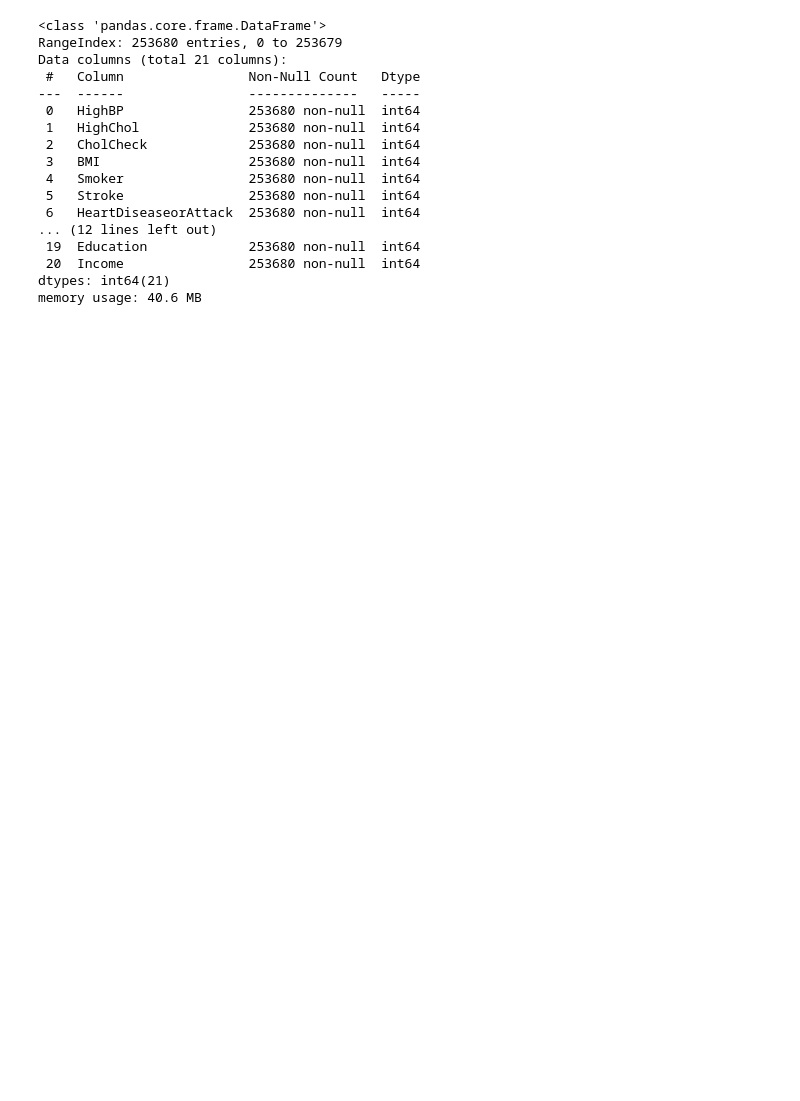
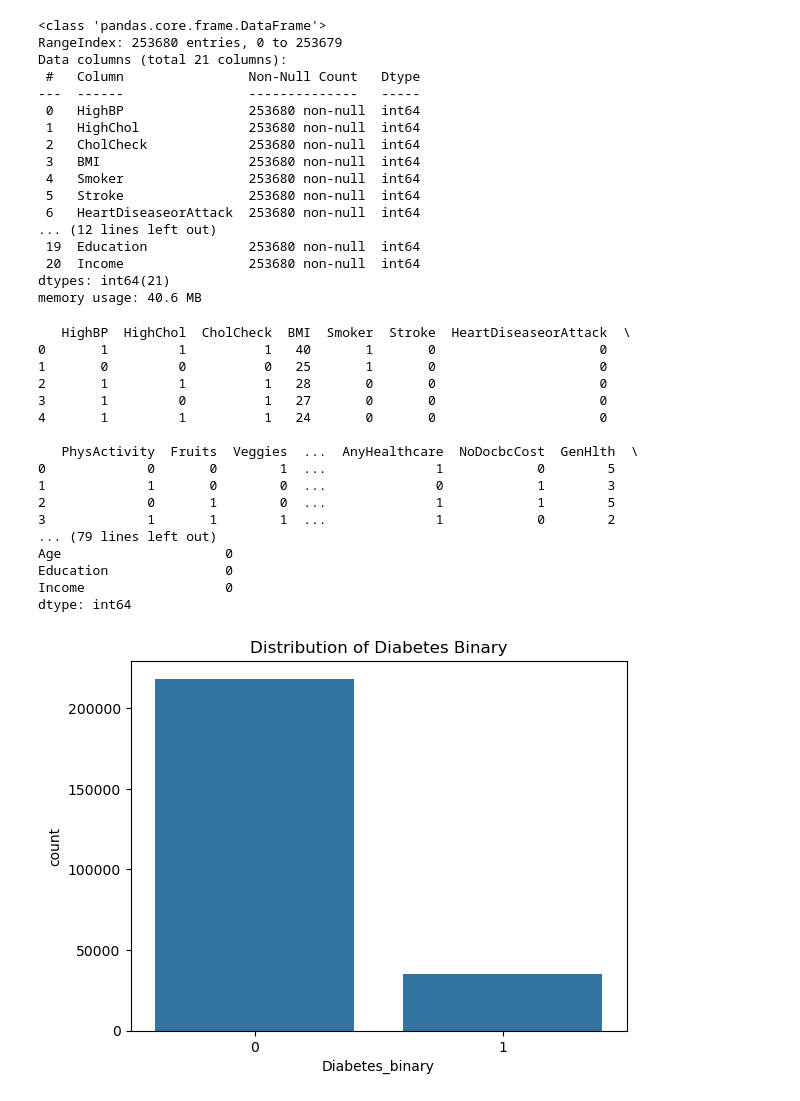
Before and after one commit to ktpanda2025/ECS_171_Group_26, a Jupyter notebook: Kevin_EDA/EDA.ipynb, the cells around one changed output. Cells and saved outputs as stored; diff of their text form; code cells hidden in the pictures; blank space fills up the shorter version.

```diff
--- a/Kevin_EDA/EDA.ipynb
+++ b/Kevin_EDA/EDA.ipynb
@@ -51,3 +33,48 @@ Data columns (total 21 columns):
  20  Income                253680 non-null  int64
 dtypes: int64(21)
 memory usage: 40.6 MB
+# %%
+import seaborn as sns
+
+import matplotlib.pyplot as plt
+
+
+print(X.head())
+
+
+print(X.describe())
+
+print(X.isnull().sum())
+
+sns.countplot(x=y['Diabetes_binary'])
+plt.title('Distribution of Diabetes Binary')
+plt.show()
+
+
+corr_matrix = X.corr()
+plt.figure(figsize=(12, 8))
+sns.heatmap(corr_matrix, annot=True, fmt='.2f', cmap='coolwarm')
+plt.title('Correlation Matrix')
+plt.show()
+
+sns.pairplot(X)
+plt.show()
+# %% [output]
+   HighBP  HighChol  CholCheck  BMI  Smoker  Stroke  HeartDiseaseorAttack  \
+0       1         1          1   40       1       0                     0
+1       0         0          0   25       1       0                     0
+2       1         1          1   28       0       0                     0
+3       1         0          1   27       0       0                     0
+4       1         1          1   24       0       0                     0
+
+   PhysActivity  Fruits  Veggies  ...  AnyHealthcare  NoDocbcCost  GenHlth  \
+0             0       0        1  ...              1            0        5
+1             1       0        0  ...              0            1        3
+2             0       1        0  ...              1            1        5
+3             1       1        1  ...              1            0        2
+... (79 lines left out)
+Age                     0
+Education               0
+Income                  0
+dtype: int64
+[figure, added]
```
Also changed, not shown: parts of 2 cells of this notebook.
